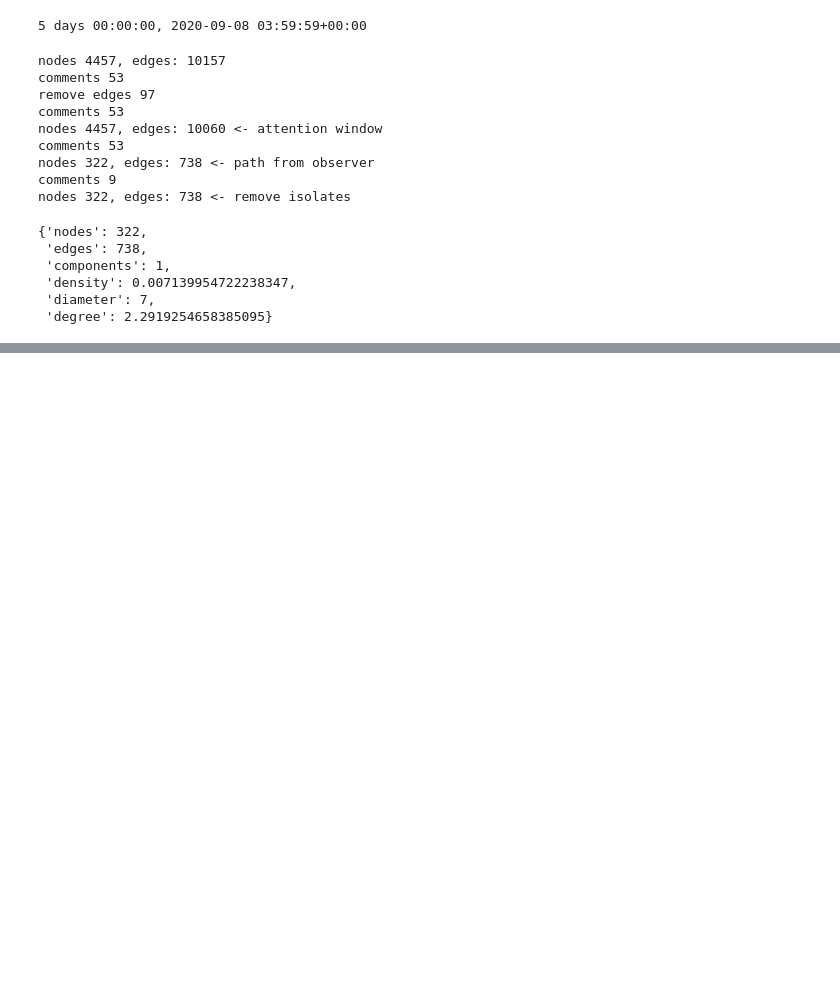
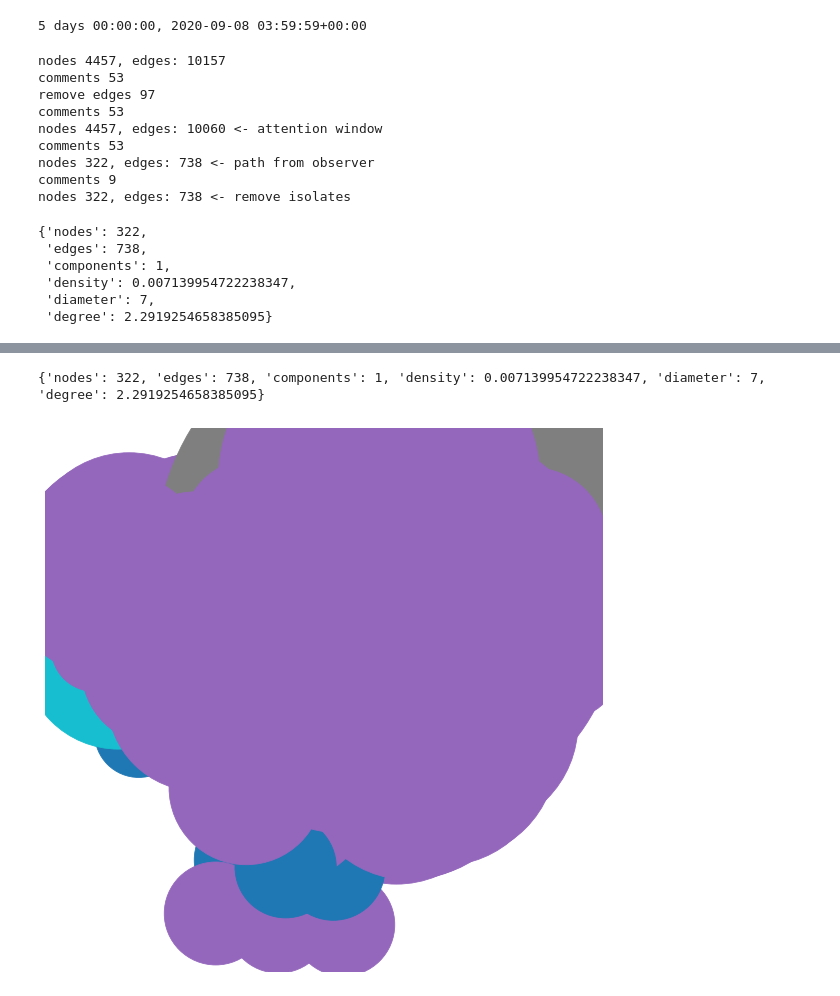
Before and after one commit to ruiliu310/dartpost-research, a Jupyter notebook: influence_graph.ipynb, the cells around one changed output, grey strips where cells are left out. Drawn from its saved outputs; the diff is of its cells as text; code cells hidden in the pictures; blank space fills up the shorter version.

```diff
--- a/influence_graph.ipynb
+++ b/influence_graph.ipynb
@@ -520,6 +516,14 @@ def compute_moment_pagerank(G, node_name, topic, polarity, pr_alpha, beta_a, bet
     pr_value = nx.pagerank_numpy(moment_graph, alpha=pr_alpha, weight="weight")
 
     return moment_graph, pr_value
+
+def compute_fig2(moment_graph):
+    ts = [moment_graph.nodes[n]["time"].value for n in moment_graph.nodes]
+    mean_ie = pd.Timestamp(np.mean(ts), tz="utc")
+    std_ie = pd.Timedelta(np.std(ts))
+    fig2_value = {n: np.abs(moment_graph.nodes[n]["time"] - mean_ie)/std_ie for n in moment_graph.nodes}
+
+    return fig2_value
 # %%
 attention_window = pd.Timedelta("5 day")
 moment_time = timeline[5]
@@ -536,6 +540,8 @@ print(f"{attention_window}, {moment_time}")
 5 days 00:00:00, 2020-09-08 03:59:59+00:00
 # %%
 moment_graph, pr_value = compute_moment_pagerank(G, node_name, topic, polarity, pr_alpha, beta_a, beta_b, moment_time, attention_window, verbose=True)
+
+fig2_value = compute_fig2(moment_graph)
 # %% [output]
 nodes 4457, edges: 10157
 comments 53
@@ -562,0 +569,3 @@ draw_graph(moment_graph, prog="neato", node_label=False, edge_label=False, pr_va
+# %%
+draw_graph(moment_graph, prog="neato", node_label=False, edge_label=False, pr_value=fig2_value)
+# %% [output]
@@ -563,3 +573,5 @@ draw_graph(moment_graph, prog="neato", node_label=False, edge_label=False, pr_va
+{'nodes': 322, 'edges': 738, 'components': 1, 'density': 0.007139954722238347, 'diameter': 7, 'degree': 2.2919254658385095}
+[figure, added]
 # %%
 obsr_list = [f"u{u}" for u in df_users[df_users["isObserver"] == "t"]["id"]]
 # %%
```
Also changed, not shown: parts of 10 cells of this notebook, 3 other files.
